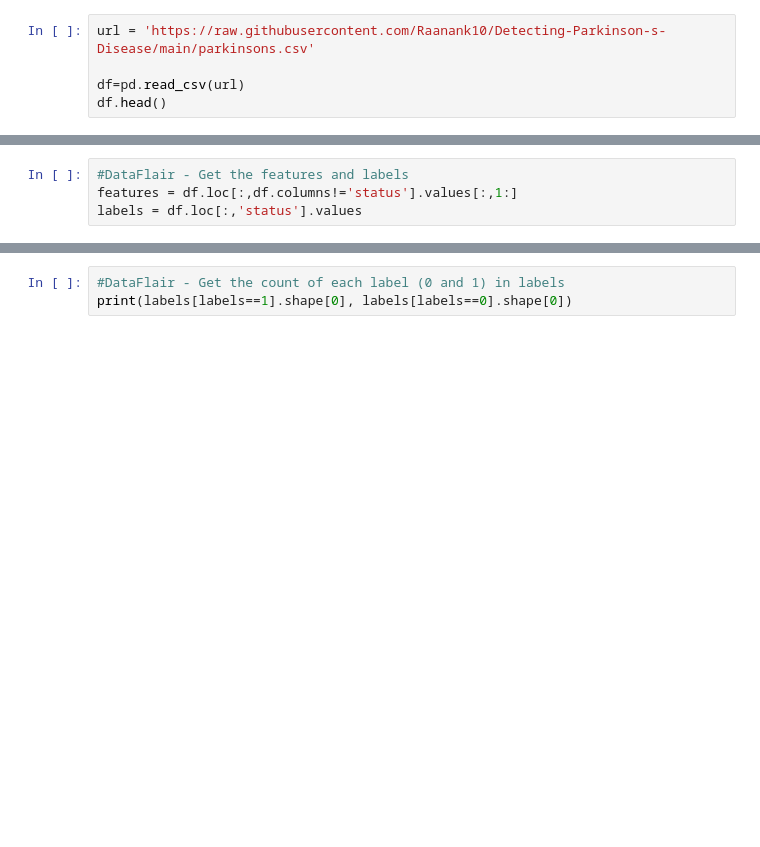
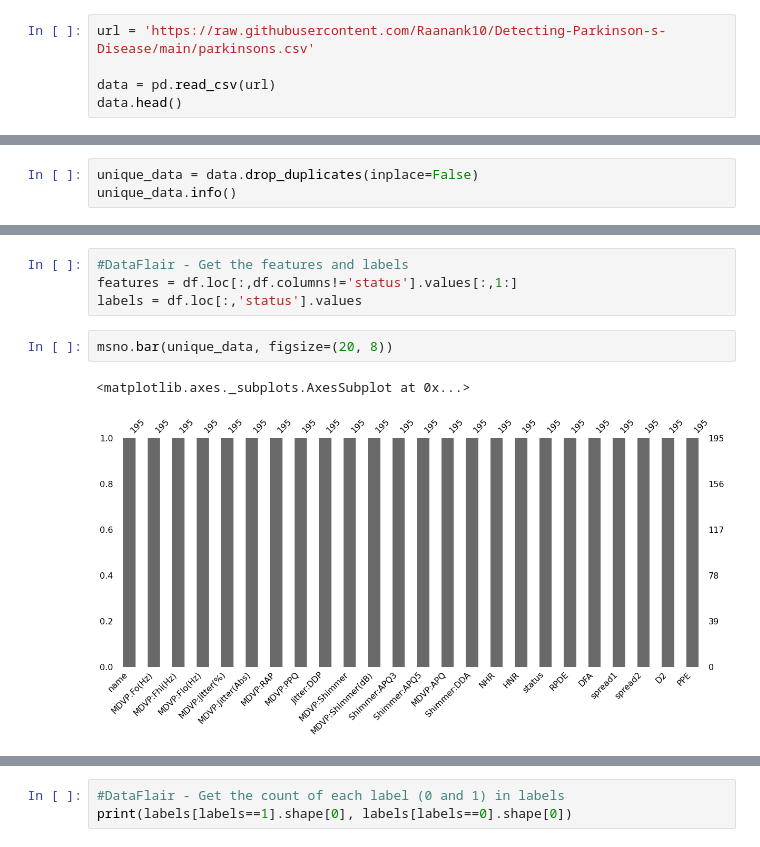
Before and after one commit to Raanank10/Detecting-Parkinson-s-Disease, a Jupyter notebook: Detecting_Parkinsons_Disease.ipynb, the cells around one changed output, grey strips where cells are left out. Saved outputs shown, nothing was run; the diff lists cells and outputs as text; blank space fills up the shorter version.

```diff
--- a/Detecting_Parkinsons_Disease.ipynb
+++ b/Detecting_Parkinsons_Disease.ipynb
@@ -55,8 +59,8 @@ warnings.filterwarnings('ignore')
 # %%
 url = 'https://raw.githubusercontent.com/Raanank10/Detecting-Parkinson-s-Disease/main/parkinsons.csv'
 
-df=pd.read_csv(url)
-df.head()
+data = pd.read_csv(url)
+data.head()
 # %% [output]
 |  | name | MDVP:Fo(Hz) | MDVP:Fhi(Hz) | MDVP:Flo(Hz) | MDVP:Jitter(%) | MDVP:Jitter(Abs) | MDVP:RAP | ... |
 | 0 | phon_R01_S01_1 | 119.992 | 157.302 | 74.997 | 0.00784 | 0.00007 | 0.00370 | ... |
@@ -66,0 +118,3 @@ df.head()
+# %%
+unique_data = data.drop_duplicates(inplace=False)
+unique_data.info()
@@ -68,3 +157,8 @@ df.head()
 #DataFlair - Get the features and labels
 features = df.loc[:,df.columns!='status'].values[:,1:]
 labels = df.loc[:,'status'].values
+# %%
+msno.bar(unique_data, figsize=(20, 8))
+# %% [output]
+<matplotlib.axes._subplots.AxesSubplot at 0x...>
+[figure, added]
```
Also changed, not shown: parts of 13 cells of this notebook.
